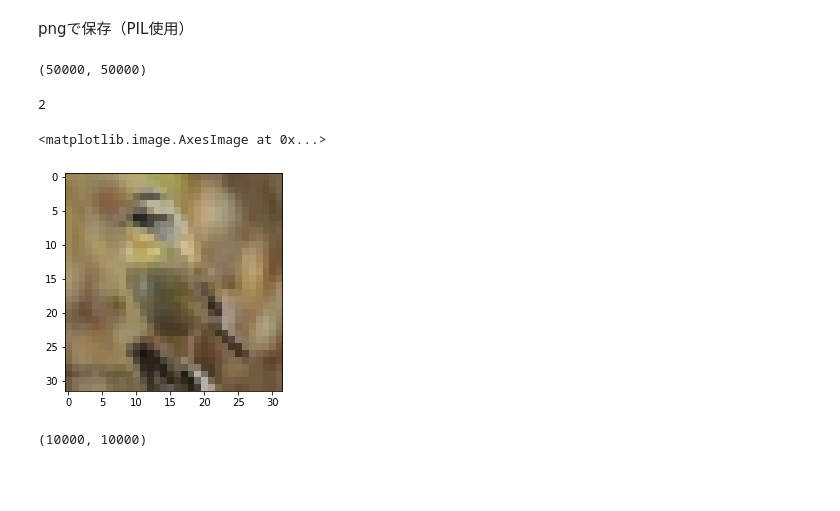
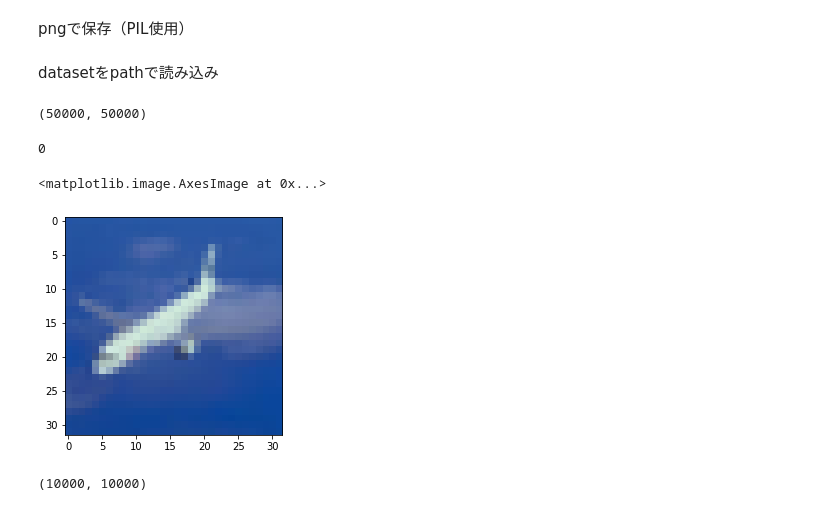
Before and after one commit to yumion/onodera-lab, a Jupyter notebook: da_experiments.ipynb, the cells around one changed output. Cells and saved outputs as stored; diff of their text form; code cells hidden in the pictures; blank space fills up the shorter version.

```diff
--- a/da_experiments.ipynb
+++ b/da_experiments.ipynb
@@ -161,6 +161,8 @@ label2index = {
     'ship': 8,
     'truck': 9
 }
+# %% [markdown]
+datasetをpathで読み込み
 # %%
 x_train = sorted(glob('./PNG/train/*/*.png'))
 y_train = [label2index[x.split('/')[-2]] for x in x_train]
@@ -169,14 +171,14 @@ len(x_train), len(y_train)
 # %% [output]
 (50000, 50000)
 # %%
-print(y_train[10000])
-im = Image.open(x_train[10000])
+print(y_train[200])
+im = Image.open(x_train[200])
 im = np.array(im)
 plt.imshow(im)
 # %% [output]
-2
+0
 <matplotlib.image.AxesImage at 0x...>
-[figure, old version]
+[figure, new version]
 # %%
 x_test = sorted(glob('./PNG/test/*/*.png'))
 y_test = [label2index[x.split('/')[-2]] for x in x_test]
```
Also changed, not shown: parts of 8 cells of this notebook.
